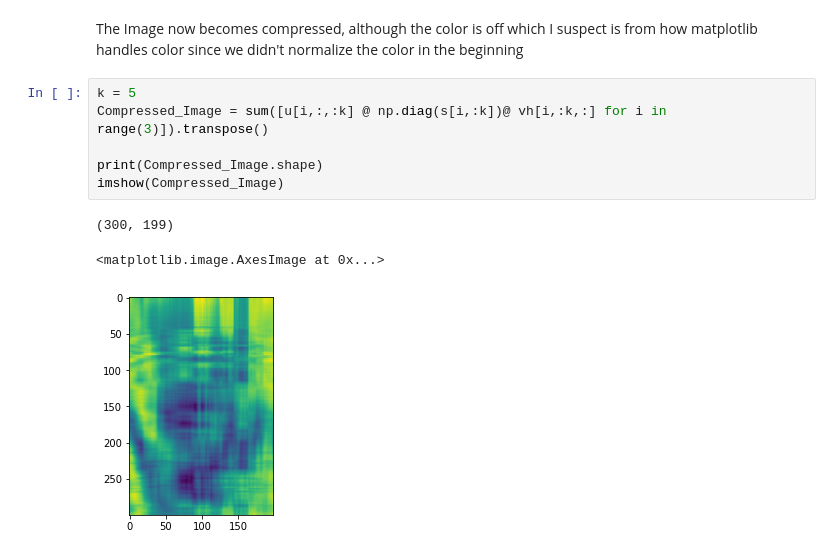
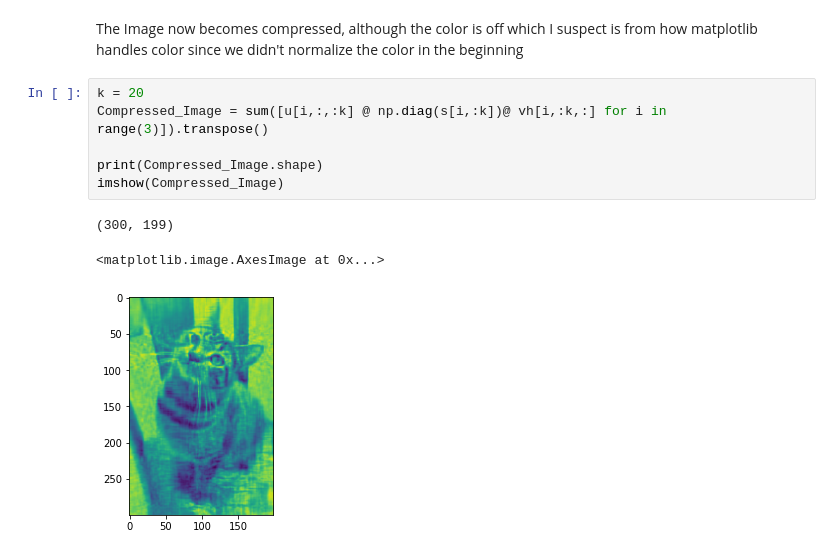
Before and after one commit to Marcupio/ProbandStats_Coursework, a Jupyter notebook: Week6/SVD_Demo.ipynb, the cells around one changed output. Drawn from its saved outputs; the diff is of its cells as text.

```diff
--- a/Week6/SVD_Demo.ipynb
+++ b/Week6/SVD_Demo.ipynb
@@ -39,12 +39,12 @@ print(s.shape)
 # %% [markdown]
 The Image now becomes compressed, although the color is off which I suspect is from how matplotlib handles color since we didn't normalize the color in the beginning
 # %%
-k = 5
+k = 20
 Compressed_Image = sum([u[i,:,:k] @ np.diag(s[i,:k])@ vh[i,:k,:] for i in range(3)]).transpose()
 
 print(Compressed_Image.shape)
 imshow(Compressed_Image)
 # %% [output]
 (300, 199)
 <matplotlib.image.AxesImage at 0x...>
-[figure, old version]
+[figure, new version]
```
